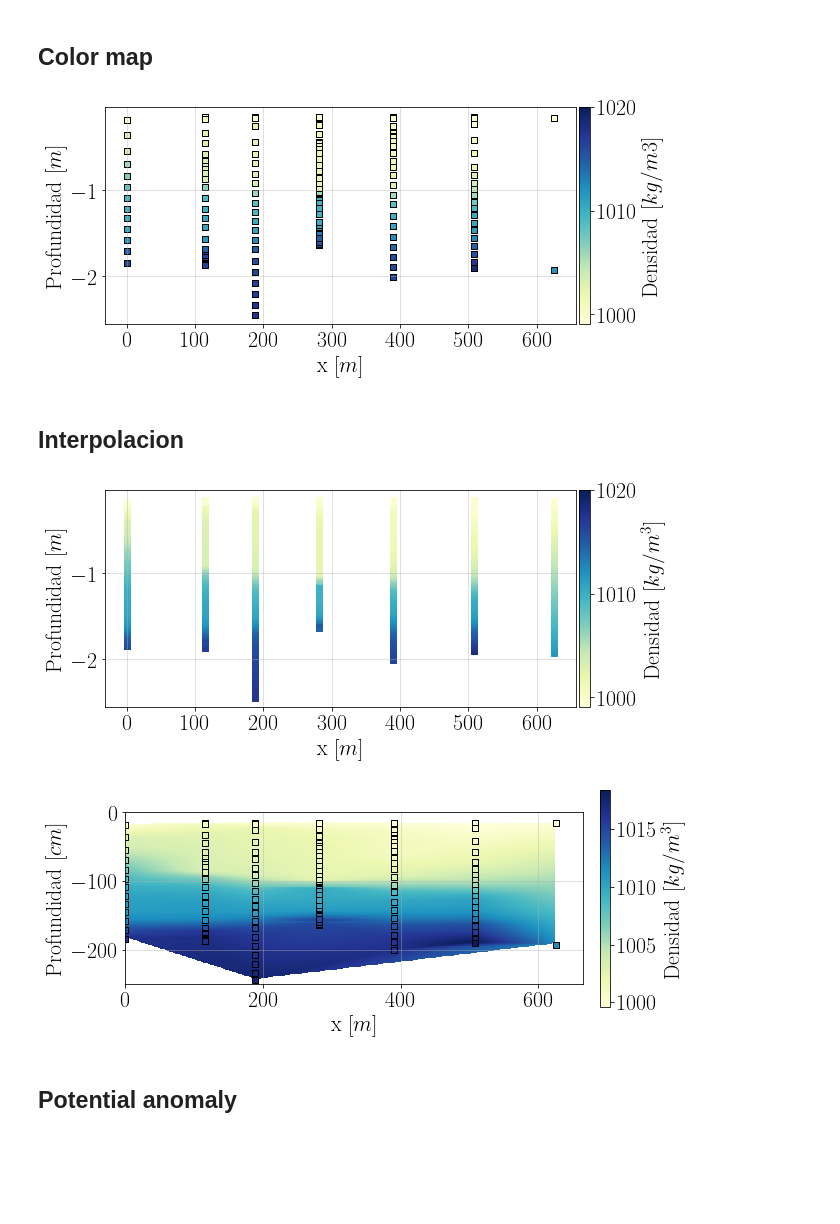
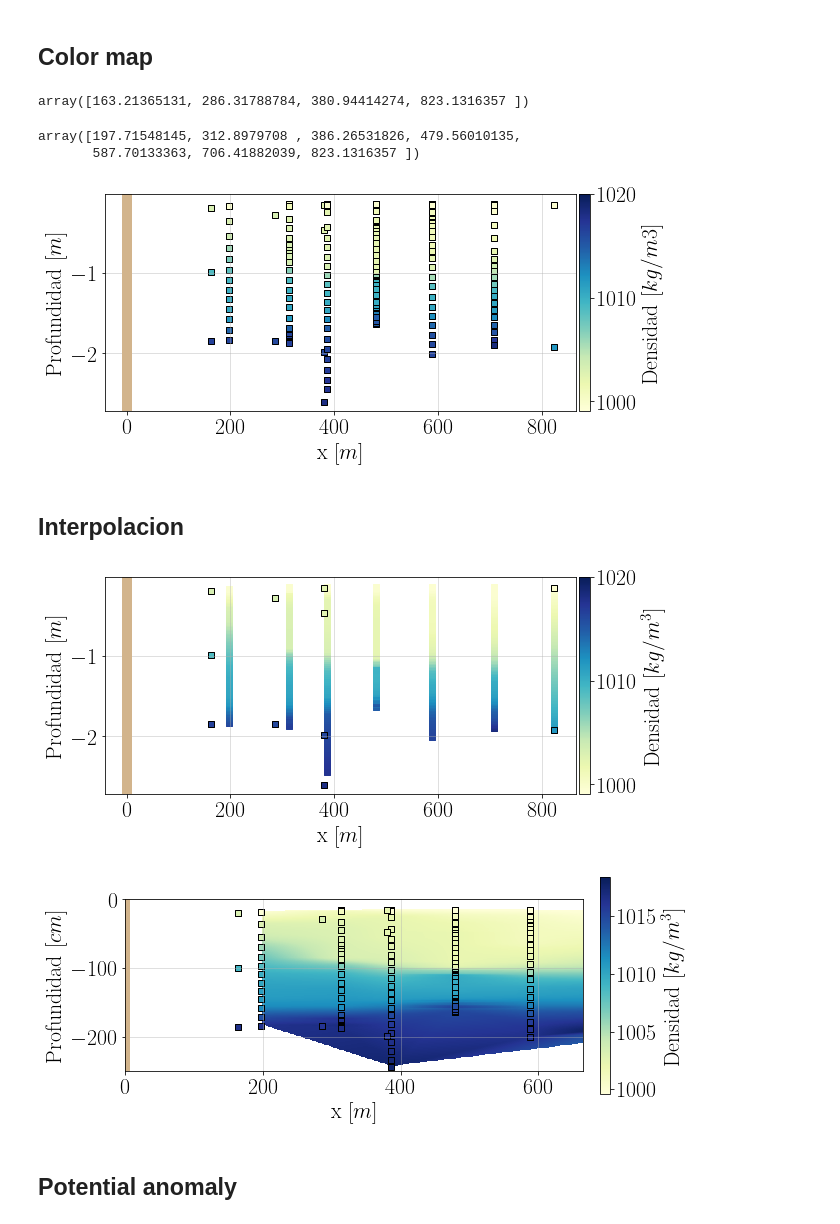
Before and after one commit to Dhannai/Thesis, a Jupyter notebook: febmar/Perfiles_RBR_densidad.ipynb, the cells around one changed output. Saved outputs shown, nothing was run; the diff lists cells and outputs as text; code cells hidden in the pictures; blank space fills up the shorter version.

```diff
--- a/febmar/Perfiles_RBR_densidad.ipynb
+++ b/febmar/Perfiles_RBR_densidad.ipynb
@@ -936,6 +936,11 @@ p_nm = pd.DataFrame(rhoz_nm, columns=['Depth', 'Density'])
 p_dc = pd.DataFrame(rhoz_dc, columns=['Depth', 'Density'])
 p_ml = pd.DataFrame(rhoz_ml, columns=['Depth', 'Density'])
 p_pc = pd.DataFrame(rhoz_pc, columns=['Depth', 'Density'])
+# %%
+loc_bar = {
+  "latitud": 37.266948,
+  "longitud": -122.412304
+}
 # %%
 fig, ax = plt.subplots(figsize = (16,14))
 ax.scatter(df.iloc[0].Longitud, df.iloc[0].Latitud, zorder=1, alpha= 0.8, c='k', marker='x')
@@ -1008,6 +1017,8 @@ coord = df.iloc[[ 22, 18, 16, 8, 0, 6, -1]] # indices son 1 numero mas peque;os
 prof = np.array([ p23, p19, p17, p9, p1, p7, p_pc], dtype=object)
 
 x = np.zeros((len(coord)))
+x_0 = haversine(loc_bar["latitud"], loc_bar["longitud"], coord.iloc[0]['Latitud'], coord.iloc[0]['Longitud'])*1000
+x[0] = x_0
 for i in range(len(x)-1):
     lat1 = coord.iloc[i]['Latitud']
     lon1 = coord.iloc[i]['Longitud']
@@ -1018,8 +1029,30 @@ for i in range(len(x)-1):
 
 
 #Moorings
-coord_m = df.iloc[[-2, -4, -3]] # indices son 1 numero mas peque;os que el de los p
-prof_m = np.array([p_nm, p_ml, p_dc, p17], dtype=object)
+coord_m = df.iloc[[-2, 22, -4, 18, -3, -1]] # indices son 1 numero mas peque;os que el de los p
+prof_m = np.array([p_nm, p_ml, p_dc, p_pc], dtype=object)
+
+x_0_m = haversine(loc_bar["latitud"], loc_bar["longitud"], coord_m.iloc[0]['Latitud'], coord_m.iloc[0]['Longitud'])*1000
+x_m = np.zeros((len(coord_m)))
+x_m[0] = x_0_m
+
+for i in range(len(x_m)-1):
+    lat1 = coord_m.iloc[i]['Latitud']
+    lon1 = coord_m.iloc[i]['Longitud']
+    lat2 = coord_m.iloc[i+1]['Latitud']
+    lon2 = coord_m.iloc[i+1]['Longitud']
+    dist = haversine(lat1, lon1, lat2, lon2)*1000
+    x_m[i+1] = dist + x_m[i]
+# %%
+x_m2 = np.array([x_m[0], x_m[2], x_m[4], x[-1]])
+x_m2
+# %% [output]
+array([163.21365131, 286.31788784, 380.94414274, 823.1316357 ])
+# %%
+x
+# %% [output]
+array([197.71548145, 312.8979708 , 386.26531826, 479.56010135,
+       587.70133363, 706.41882039, 823.1316357 ])
 # %%
 fig, (ax3) = plt.subplots(nrows=1, figsize=(10, 4))
 
@@ -1034,19 +1067,24 @@ ax3.set_ylabel(r"Profundidad "
 ax3.set_xlabel(r"x "
           r"$\displaystyle[m]$",
           fontsize=22)
+ax3.scatter([x_m2[0]] * len(prof_m[0]), -prof_m[0]['Depth'].values, c=prof_m[0]['Density'], marker='s', cmap=cm.YlGnBu, vmin=999, vmax=1020, edgecolors='k')
+ax3.scatter([x_m2[1]] * len(prof_m[1]), -prof_m[1]['Depth'].values, c=prof_m[1]['Density'], marker='s', cmap=cm.YlGnBu, vmin=999, vmax=1020, edgecolors='k')
+ax3.scatter([x_m2[2]] * len(prof_m[2]), -prof_m[2]['Depth'].values, c=prof_m[2]['Density'], marker='s', cmap=cm.YlGnBu, vmin=999, vmax=1020, edgecolors='k')
 
-for i in range(len(x)):
+for i in range(0, len(x)):
     scat = ax3.scatter([x[i]] * len(prof[i]), -prof[i]['Depth'], c=prof[i]['Density'], marker='s', cmap=cm.YlGnBu, vmin=999, vmax=1020, edgecolors='k')
 
 cbar2 = fig.colorbar(scat, ax=ax3, pad=0.007)
 cbar2.ax.tick_params(labelsize=22)
 cbar2.set_label("Densidad [$kg/m3$]", loc='center',
           fontsize=22)
+
+ax3.axvline(x=0, c="tan", lw=10)
 ax3.xaxis.set_tick_params(labelsize=22)
 ax3.yaxis.set_tick_params(labelsize=22)
 ax3.grid(alpha=0.5)
 # %% [output]
-[figure, old version]
+[figure, new version]
 # %% [markdown]
 ## Interpolacion
 # %%
@@ -1074,15 +1112,22 @@ for i in range(len(x)):
     s_list.append(f(znew))
     scat = ax3.scatter([x[i]] * len(znew), znew, c=f(znew), marker='s', cmap=cm.YlGnBu, vmin=999, vmax=1020)
 
+ax3.scatter([x_m2[0]] * len(prof_m[0]), -prof_m[0]['Depth'].values, c=prof_m[0]['Density'], marker='s', cmap=cm.YlGnBu, vmin=999, vmax=1020, edgecolors='k')
+ax3.scatter([x_m2[1]] * len(prof_m[1]), -prof_m[1]['Depth'].values, c=prof_m[1]['Density'], marker='s', cmap=cm.YlGnBu, vmin=999, vmax=1020, edgecolors='k')
+ax3.scatter([x_m2[2]] * len(prof_m[2]), -prof_m[2]['Depth'].values, c=prof_m[2]['Density'], marker='s', cmap=cm.YlGnBu, vmin=999, vmax=1020, edgecolors='k')
+ax3.scatter([x_m2[3]] * len(prof_m[3]), -prof_m[3]['Depth'].values, c=prof_m[3]['Density'], marker='s', cmap=cm.YlGnBu, vmin=999, vmax=1020, edgecolors='k')
+
 cbar2 = fig.colorbar(scat, ax=ax3, pad=0.007)
 cbar2.ax.tick_params(labelsize=22)
 cbar2.set_label("Densidad [$kg/m^3$]", loc='center',
           fontsize=22)
+
+ax3.axvline(x=0, c="tan", lw=10)
 ax3.xaxis.set_tick_params(labelsize=22)
 ax3.yaxis.set_tick_params(labelsize=22)
 ax3.grid(alpha=0.5)
 # %% [output]
-[figure, old version]
+[figure, new version]
 # %%
 # Z = np.concatenate((z_list[0].reshape(1, -1), z_list[1].reshape(1, -1), z_list[2].reshape(1, -1), z_list[3].reshape(1, -1), z_list[4].reshape(1, -1), z_list[5].reshape(1, -1), z_list[6].reshape(1, -1), z_list[7].reshape(1, -1), z_list[8].reshape(1, -1), z_list[9].reshape(1, -1)), axis=1)
 # S = np.concatenate((s_list[0].reshape(1, -1), s_list[1].reshape(1, -1), s_list[2].reshape(1, -1), s_list[3].reshape(1, -1), s_list[4].reshape(1, -1), s_list[5].reshape(1, -1), s_list[6].reshape(1, -1), s_list[7].reshape(1, -1), s_list[8].reshape(1, -1), s_list[9].reshape(1, -1)), axis=1)
@@ -1120,35 +1165,40 @@ level_boundaries_u = np.linspace(umin, umax, 400)
 fig, (ax1) = plt.subplots(nrows=1, figsize=(10, 4))
 
 for i in range(len(x)):
     scat = ax1.scatter([x[i]] * len(prof[i]), -prof[i]['Depth']*100, c=prof[i]['Density'], marker='s', cmap=cm.YlGnBu, vmin=umin, vmax=umax, edgecolors='k')
+
+ax1.scatter([x_m2[0]] * len(prof_m[0]), -prof_m[0]['Depth'].values*100, c=prof_m[0]['Density'], marker='s', cmap=cm.YlGnBu, vmin=umin, vmax=umax, edgecolors='k')
+ax1.scatter([x_m2[1]] * len(prof_m[1]), -prof_m[1]['Depth'].values*100, c=prof_m[1]['Density'], marker='s', cmap=cm.YlGnBu, vmin=umin, vmax=umax, edgecolors='k')
+ax1.scatter([x_m2[2]] * len(prof_m[2]), -prof_m[2]['Depth'].values*100, c=prof_m[2]['Density'], marker='s', cmap=cm.YlGnBu, vmin=umin, vmax=umax, edgecolors='k')
+ax1.scatter([x_m2[3]] * len(prof_m[3]), -prof_m[3]['Depth'].values*100, c=prof_m[3]['Density'], marker='s', cmap=cm.YlGnBu, vmin=umin, vmax=umax, edgecolors='k')
 
 
 img_ = ax1.imshow(np.transpose(grid_z1).T, origin='lower', cmap=cm.YlGnBu,
                          vmax=umax, vmin=umin,
                  extent =[grid_x.min(), grid_x.max(), grid_z.min()*100, grid_z.max()*100])
 
 cbar = fig.colorbar(img_, ax=ax1, pad=0.03)
 cbar.ax.tick_params(labelsize=22)
 
 ax1.set_ylabel(r"Profundidad "
           r"$\displaystyle[cm]$",
           fontsize=22)
 ax1.set_xlabel(r"x "
           r"$\displaystyle[m]$",
           fontsize=22)
 
 
 cbar.set_label("Densidad [$kg/m^3$]", loc='center',
           fontsize=22)
 
 
-
+ax1.axvline(x=0, c="tan", lw=10)
 
 ax1.grid(alpha=0.5)
 ax1.xaxis.set_tick_params(labelsize=22)
 ax1.yaxis.set_tick_params(labelsize=22)
 # %% [output]
-[figure, old version]
+[figure, new version]
 # %%
 # #Ajustar limites colorbar
 # umin = 0
```
Also changed, not shown: parts of 3 cells of this notebook, 1 other file.
